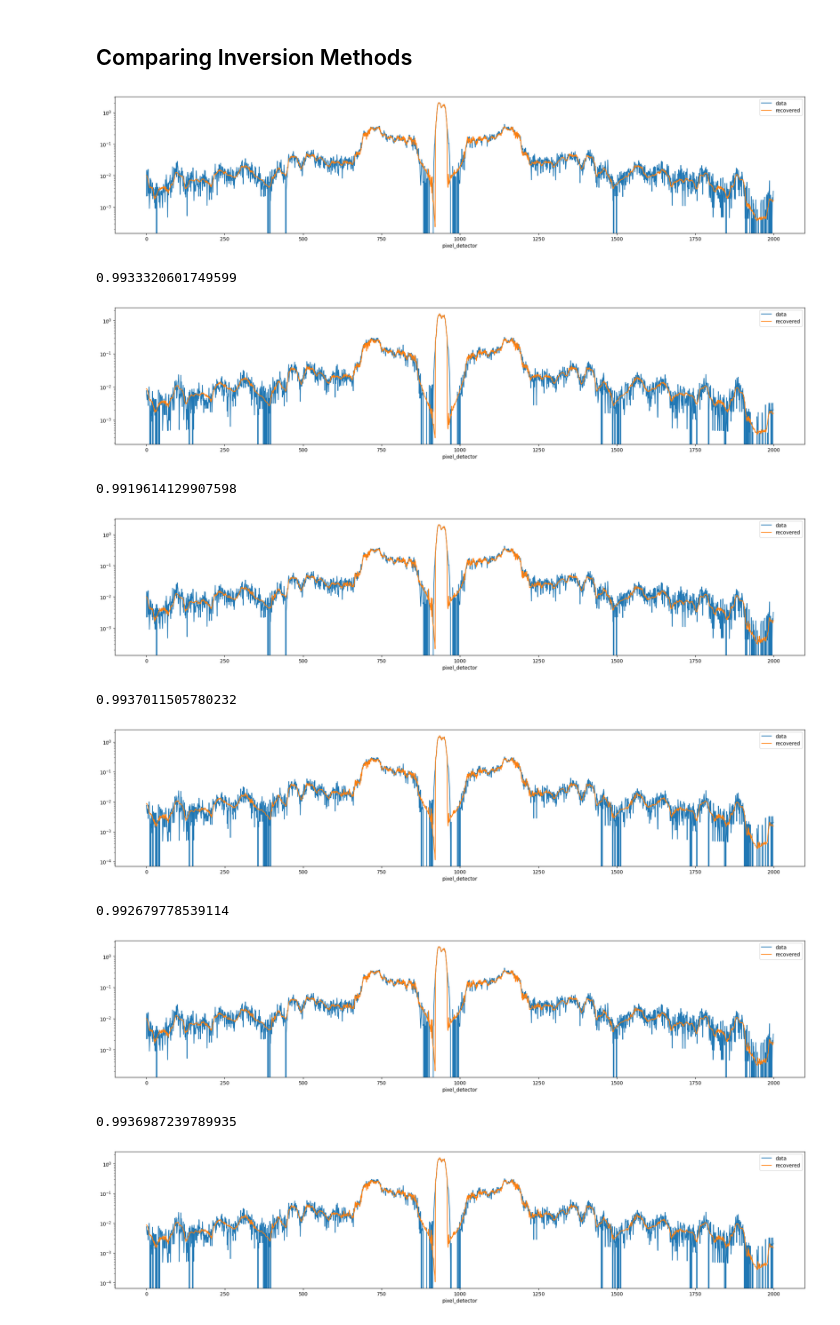
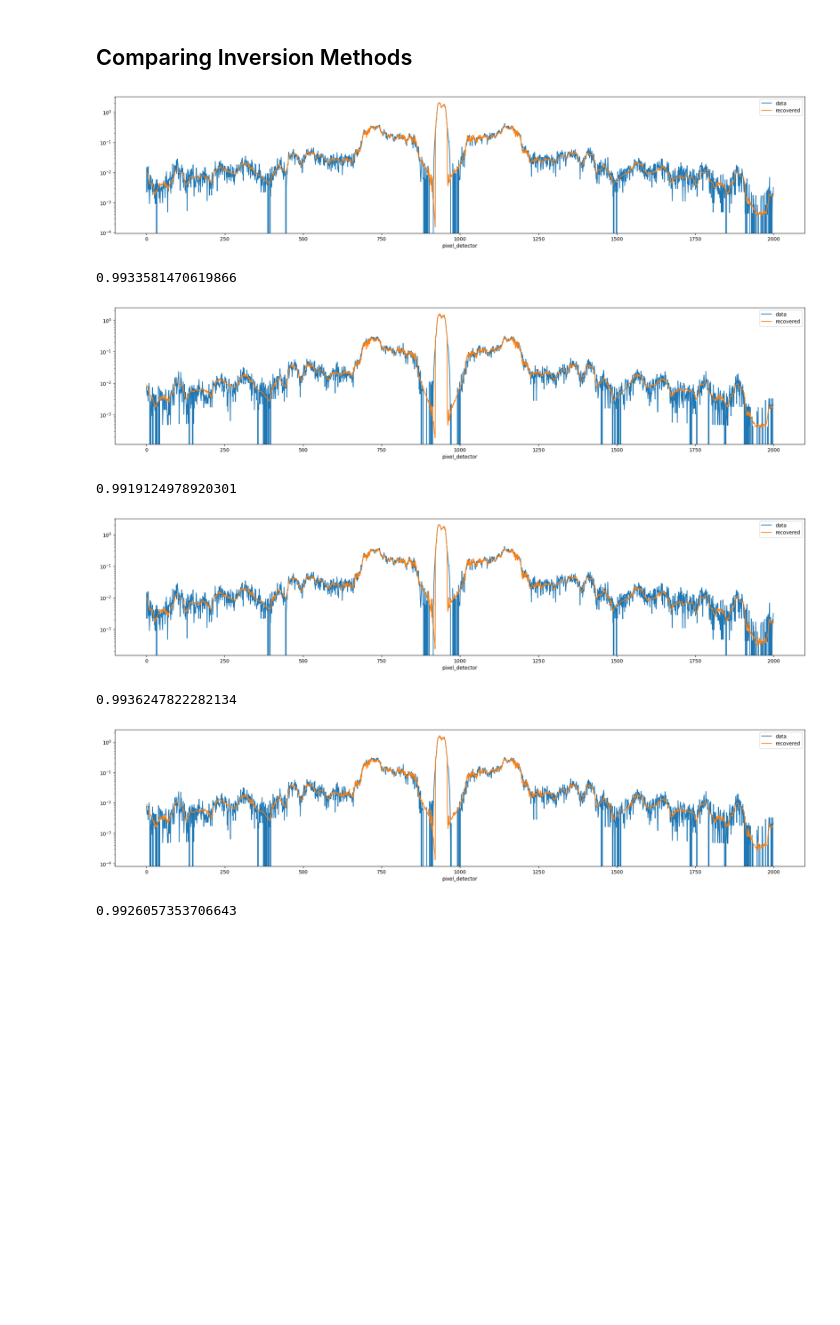
Before and after one commit to wtbarnes/spd-2023-talk, a Jupyter notebook: notebooks/inverting-simulated-moxsi-data.ipynb, the cells around one changed output. Saved outputs shown, nothing was run; the diff lists cells and outputs as text; code cells hidden in the pictures; blank space fills up the shorter version.

```diff
--- a/notebooks/inverting-simulated-moxsi-data.ipynb
+++ b/notebooks/inverting-simulated-moxsi-data.ipynb
@@ -418,14 +418,14 @@ for i,(alpha,(emr_hf,emr_lf)) in enumerate(zip(alphas, recovered_ems)):
 ## Comparing Inversion Methods
 # %%
 ridge_model = Ridge(
-    alpha=100,
+    alpha=50,
     positive=True,
     max_iter=5000,
-    fit_intercept=True
+    fit_intercept=False
 )
 lasso_lars_model = Lasso(
     alpha=1e-6,
-    fit_intercept=True,
+    fit_intercept=False,
     positive=True,
     max_iter=5000,
 )
@@ -434,26 +434,31 @@ elasticnet_model = ElasticNet(
     alpha=0.01,
     l1_ratio=1e-5,
     max_iter=5000,
-    fit_intercept=True,
+    fit_intercept=False,
 )
+# %%
+model_list = [
+    ('Ridge', ridge_model),
+    #('Lasso', lasso_lars_model),
+    ('ElasticNet', elasticnet_model),
+]
 # %%
 spec_lf = simulated_overlappogram_xa['lf'][i_y_min:i_y_max,:,...].mean(dim='pixel_y',)
 spec_hf = simulated_overlappogram_xa['hf'][i_y_min:i_y_max,:,...].mean(dim='pixel_y',)
 resp_matrix = response_matrix_total[i_fov_min:i_fov_max,:,...]
 recovered_ems = {}
-for name, model in [('Ridge', ridge_model), ('Lasso', lasso_lars_model), ('ElasticNet', elasticnet_model)]:
-    em_recovered_lf, _ = fit_spectra(resp_matrix, spec_lf, SCALING_CONSTANT, model, plot_spectra_comparison=True)
-    em_recovered_hf, _ = fit_spectra(resp_matrix, spec_hf, SCALING_CONSTANT, model, plot_spectra_comparison=True)
+recovered_spectra = {}
+for name, model in model_list:
+    em_recovered_lf, spec_recovered_lf = fit_spectra(resp_matrix, spec_lf, SCALING_CONSTANT, model, plot_spectra_comparison=True)
+    em_recovered_hf, spec_recovered_hf = fit_spectra(resp_matrix, spec_hf, SCALING_CONSTANT, model, plot_spectra_comparison=True)
     recovered_ems[name] = (em_recovered_hf, em_recovered_lf)
+    recovered_spectra[name] = (spec_recovered_hf, spec_recovered_lf)
 # %% [output]
-[figure, old version]
+[figure, new version]
-0.9933320601749599
+0.9933581470619866
-[figure, old version]
+[figure, new version]
-0.9919614129907598
+0.9919124978920301
 [figure]
-0.9937011505780232
+0.9936247822282134
 [figure]
-0.992679778539114
+0.9926057353706643
-[figure, removed]
-0.9936987239789935
-[figure, removed]
```
Also changed, not shown: parts of 6 cells of this notebook, 4 other files.
